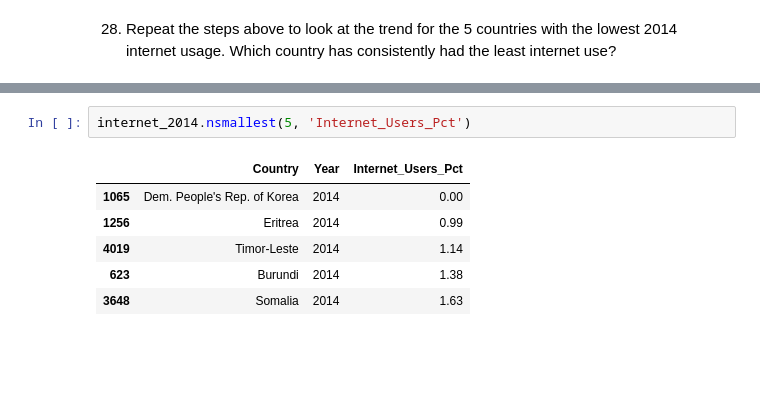
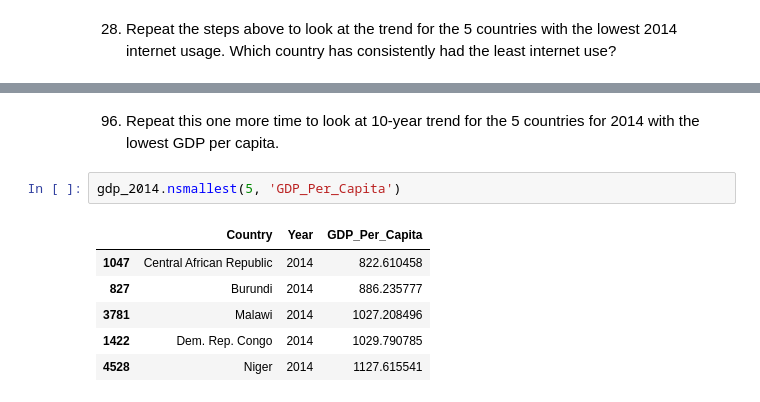
Before and after one commit to NSS-Full-Time-Data-Analytics-7/gdp-and-internet-usage-canderson197, a Jupyter notebook: gdp_and_internet_usage.ipynb, the cells around one changed output, grey strips where cells are left out. Drawn from its saved outputs; the diff is of its cells as text; blank space fills up the shorter version.

```diff
--- a/gdp_and_internet_usage.ipynb
+++ b/gdp_and_internet_usage.ipynb
@@ -575,9 +675,11 @@ g.map_dataframe(sns.barplot, x='Year', y='Internet_Users_Pct', data=method3, ord
+# %% [markdown]
+96. Repeat this one more time to look at 10-year trend for the 5 countries for 2014 with the lowest GDP per capita.
 # %%
-internet_2014.nsmallest(5, 'Internet_Users_Pct')
+gdp_2014.nsmallest(5, 'GDP_Per_Capita')
 # %% [output]
-|  | Country | Year | Internet_Users_Pct |
-| 1065 | Dem. People's Rep. of Korea | 2014 | 0.00 |
-| 1256 | Eritrea | 2014 | 0.99 |
-| 4019 | Timor-Leste | 2014 | 1.14 |
-| 623 | Burundi | 2014 | 1.38 |
-| 3648 | Somalia | 2014 | 1.63 |
+|  | Country | Year | GDP_Per_Capita |
+| 1047 | Central African Republic | 2014 | 822.610458 |
+| 827 | Burundi | 2014 | 886.235777 |
+| 3781 | Malawi | 2014 | 1027.208496 |
+| 1422 | Dem. Rep. Congo | 2014 | 1029.790785 |
+| 4528 | Niger | 2014 | 1127.615541 |
```
Also changed, not shown: parts of 13 cells of this notebook.
